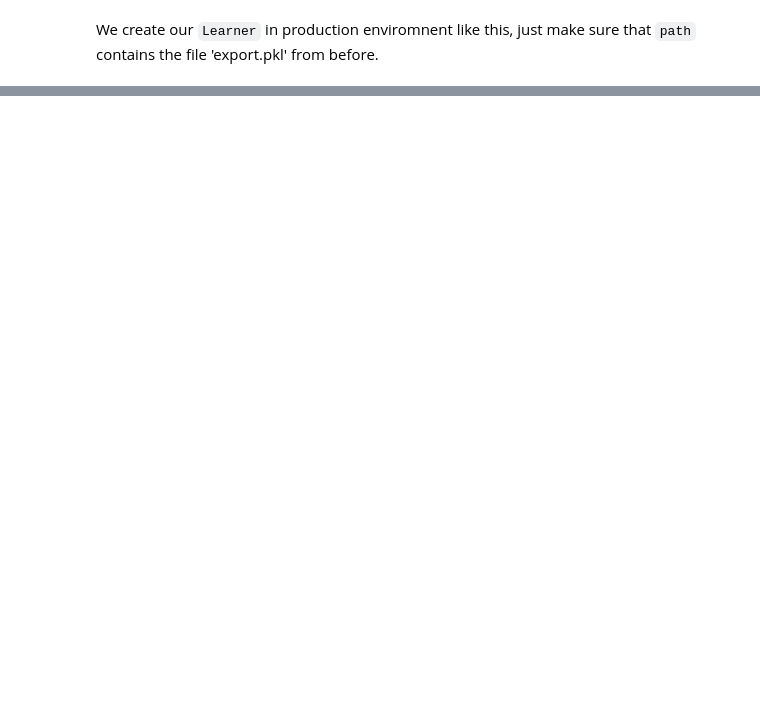
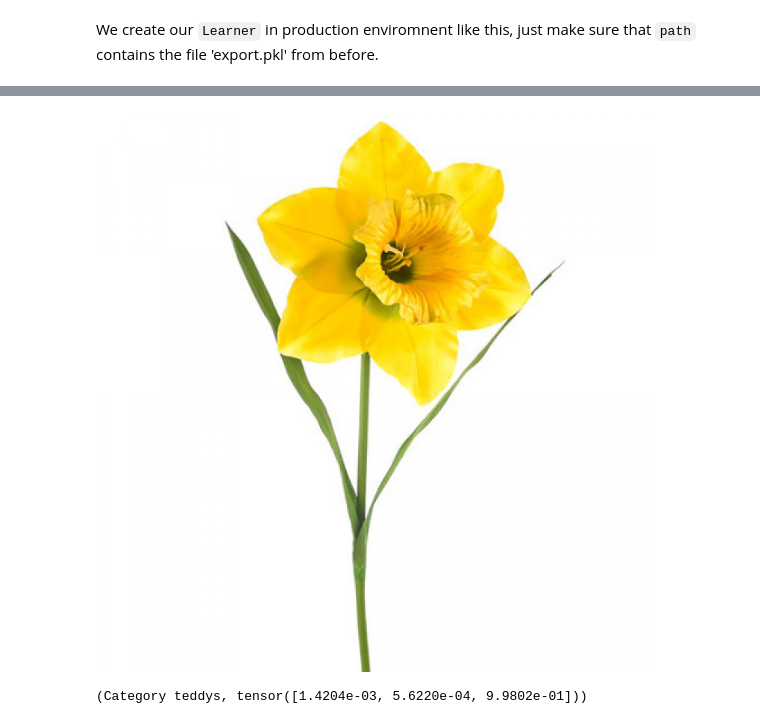
Before and after one commit to yumpy/fastai-course-v3, a Jupyter notebook: notes/dl1/teddy-bear.ipynb, the cells around one changed output, grey strips where cells are left out. Saved outputs shown, nothing was run; the diff lists cells and outputs as text; code cells hidden in the pictures; blank space fills up the shorter version.

Commit message:
added daffodil

```diff
--- a/notes/dl1/teddy-bear.ipynb
+++ b/notes/dl1/teddy-bear.ipynb
@@ -249,0 +209,10 @@ Category teddys
+# %%
+img = open_image(Path()/'Grande-daffodil-yellow-750x750.jpg')
+img
+# %% [output]
+[figure, added]
+# %%
+pred_class,pred_idx,outputs = learn.predict(img)
+pred_class, outputs
+# %% [output]
+(Category teddys, tensor([1.4204e-03, 5.6220e-04, 9.9802e-01]))
```
Also changed, not shown: parts of 25 cells of this notebook.
